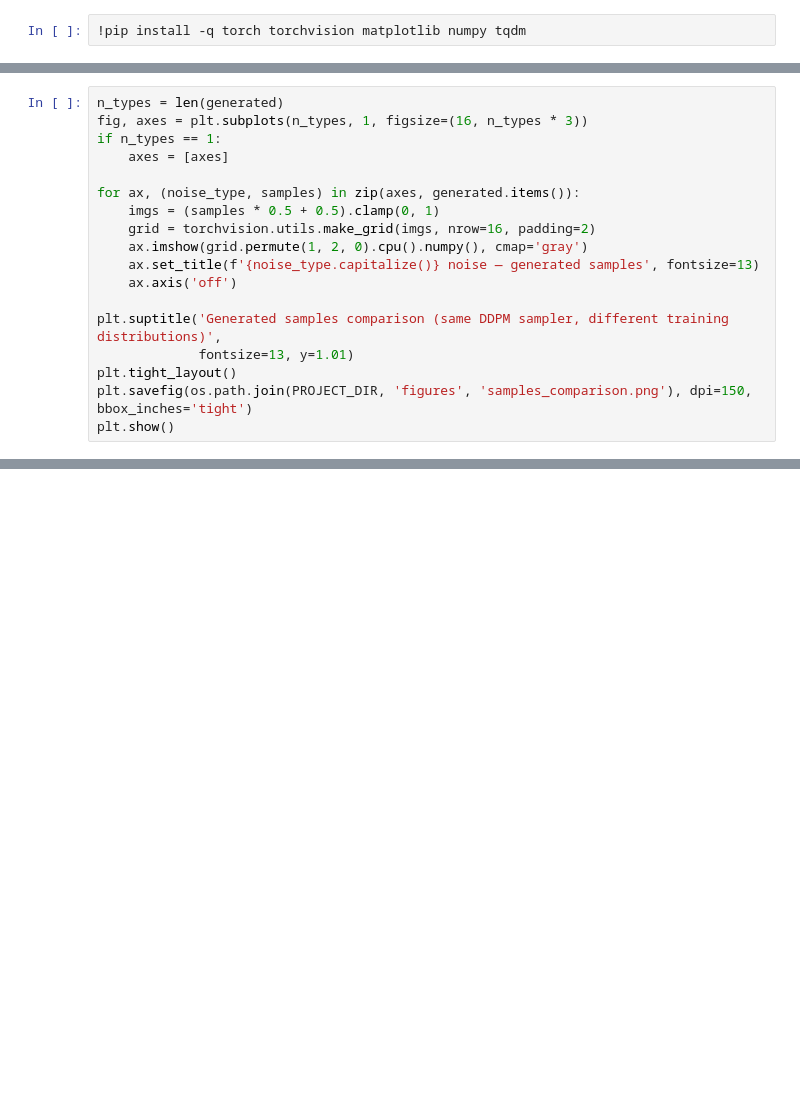
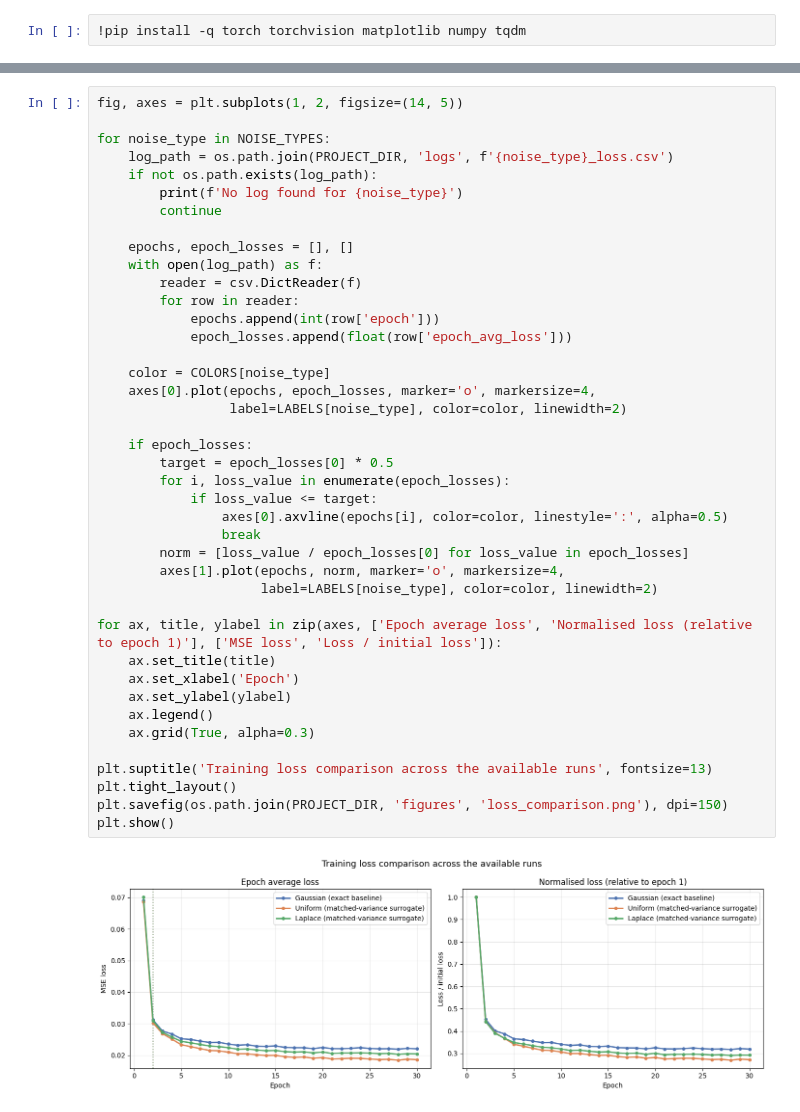
Before and after one commit to Hy-phenn/GenAi, a Jupyter notebook: notebook5_evaluation.ipynb, the cells around one changed output, grey strips where cells are left out. Saved outputs shown, nothing was run; the diff lists cells and outputs as text; blank space fills up the shorter version.

```diff
--- a/notebook5_evaluation.ipynb
+++ b/notebook5_evaluation.ipynb
@@ -338,18 +11,0 @@ print('Done.')
-# %%
-n_types = len(generated)
-fig, axes = plt.subplots(n_types, 1, figsize=(16, n_types * 3))
-if n_types == 1:
-    axes = [axes]
-
-for ax, (noise_type, samples) in zip(axes, generated.items()):
-    imgs = (samples * 0.5 + 0.5).clamp(0, 1)
-    grid = torchvision.utils.make_grid(imgs, nrow=16, padding=2)
-    ax.imshow(grid.permute(1, 2, 0).cpu().numpy(), cmap='gray')
-    ax.set_title(f'{noise_type.capitalize()} noise — generated samples', fontsize=13)
-    ax.axis('off')
-
-plt.suptitle('Generated samples comparison (same DDPM sampler, different training distributions)',
-             fontsize=13, y=1.01)
-plt.tight_layout()
-plt.savefig(os.path.join(PROJECT_DIR, 'figures', 'samples_comparison.png'), dpi=150, bbox_inches='tight')
-plt.show()
@@ -467,0 +281,43 @@ print('Proceed to Notebook 6 for write-up and conclusions.')
+# %%
+fig, axes = plt.subplots(1, 2, figsize=(14, 5))
+
+for noise_type in NOISE_TYPES:
+    log_path = os.path.join(PROJECT_DIR, 'logs', f'{noise_type}_loss.csv')
+    if not os.path.exists(log_path):
+        print(f'No log found for {noise_type}')
+        continue
+
+    epochs, epoch_losses = [], []
+    with open(log_path) as f:
+        reader = csv.DictReader(f)
+        for row in reader:
+            epochs.append(int(row['epoch']))
+            epoch_losses.append(float(row['epoch_avg_loss']))
+
+    color = COLORS[noise_type]
+    axes[0].plot(epochs, epoch_losses, marker='o', markersize=4,
+                 label=LABELS[noise_type], color=color, linewidth=2)
+
+    if epoch_losses:
+        target = epoch_losses[0] * 0.5
+        for i, loss_value in enumerate(epoch_losses):
+            if loss_value <= target:
+                axes[0].axvline(epochs[i], color=color, linestyle=':', alpha=0.5)
+                break
+        norm = [loss_value / epoch_losses[0] for loss_value in epoch_losses]
+        axes[1].plot(epochs, norm, marker='o', markersize=4,
+                     label=LABELS[noise_type], color=color, linewidth=2)
+
+for ax, title, ylabel in zip(axes, ['Epoch average loss', 'Normalised loss (relative to epoch 1)'], ['MSE loss', 'Loss / initial loss']):
+    ax.set_title(title)
+    ax.set_xlabel('Epoch')
+    ax.set_ylabel(ylabel)
+    ax.legend()
+    ax.grid(True, alpha=0.3)
+
+plt.suptitle('Training loss comparison across the available runs', fontsize=13)
+plt.tight_layout()
+plt.savefig(os.path.join(PROJECT_DIR, 'figures', 'loss_comparison.png'), dpi=150)
+plt.show()
+# %% [output]
+[figure, added]
```
Also changed, not shown: parts of 36 cells of this notebook, 54 other files.
